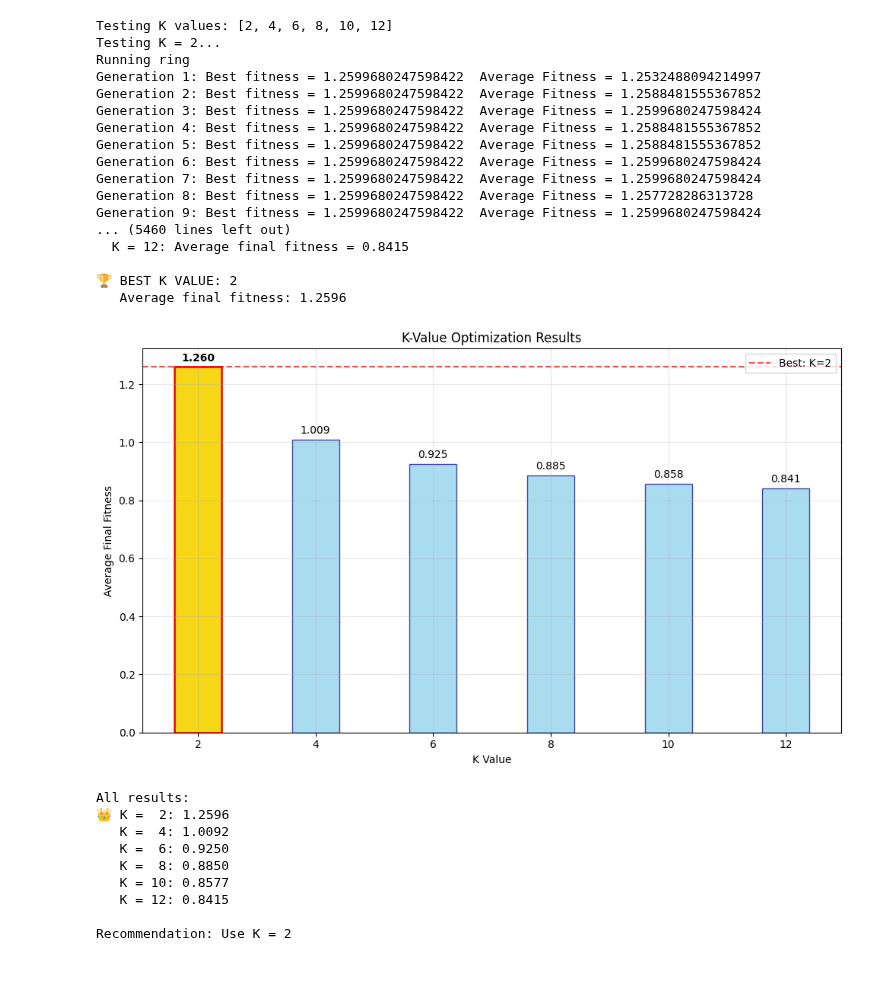
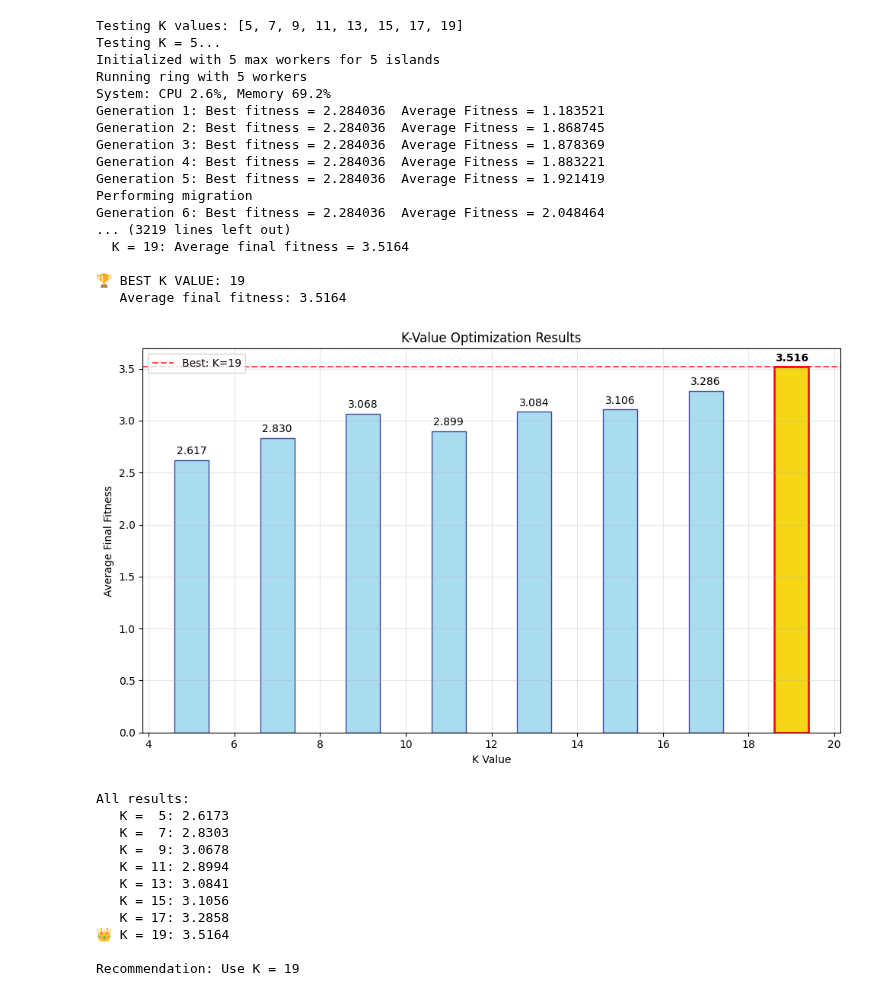
Before and after one commit to Chideme/island_genetic_algrorithm, a Jupyter notebook: experiment_k.ipynb, the cells around one changed output. Cells and saved outputs as stored; diff of their text form; code cells hidden in the pictures.

Commit message:
fitness cache fixing

```diff
--- a/experiment_k.ipynb
+++ b/experiment_k.ipynb
@@ -40,12 +220,14 @@ import seaborn as sns
 
 warnings.filterwarnings("ignore")
 
-strategies = data.strategies
+
 current_train = train_data
 current_test = val_data
-pSize = 30
-num_iter = 20
-Ks = list(range(2, 13, 2))
+pSize = 150
+num_iter = 30
+m_iter = 5
+num_islands = 5
+Ks = list(range(5, 20, 2))
 num_runs = 10
 
 # Store results
@@ -63,10 +245,10 @@ for k in Ks:
         gtsp = IslandGGA(
             data=current_train,
             K=k,
-            num_islands=10,
-            m_iter=10,
-            num_iter=50,
-            pSize=150,
+            num_islands=num_islands,
+            m_iter=m_iter,
+            num_iter=num_iter,
+            pSize=pSize,
             strategies=strategies,
             evolve_strategy='ring'
         )
@@ -92,7 +274,7 @@ for k in Ks:
 
 # Save results to CSV
 df = pd.DataFrame(results)
-df.to_csv('results/k_results.csv', index=False)
+df.to_csv('results/k_results_diversified.csv', index=False)
 
 # Find best K
 best_k_idx = np.argmax(fitness_values)
@@ -106,57 +288,59 @@ print(f"   Average final fitness: {best_fitness:.4f}")
 plt.figure(figsize=(10, 6))
 plt.bar(Ks, fitness_values, alpha=0.7, color='skyblue', edgecolor='navy')
 plt.axhline(y=best_fitness, color='red', linestyle='--', alpha=0.7, label=f'Best: K={best_k}')
 
 # Highlight best K
 plt.bar(best_k, best_fitness, alpha=0.9, color='gold', edgecolor='red', linewidth=2)
 
 plt.xlabel('K Value')
 plt.ylabel('Average Final Fitness')
 plt.title('K-Value Optimization Results')
 plt.legend()
 plt.grid(True, alpha=0.3)
 
 # Add value labels on bars
 for i, (k, fitness) in enumerate(zip(Ks, fitness_values)):
     plt.text(k, fitness + max(fitness_values)*0.01, f'{fitness:.3f}',
              ha='center', va='bottom', fontweight='bold' if k == best_k else 'normal')
 
 plt.tight_layout()
-plt.savefig('results/k_optimization.png', dpi=300, bbox_inches='tight')
+#plt.savefig('results/k_optimization.png', dpi=300, bbox_inches='tight')
 plt.show()
 
 # Print simple summary
 print(f"\nAll results:")
 for k, fitness in zip(Ks, fitness_values):
     marker = "👑" if k == best_k else "  "
     print(f"{marker} K = {k:2d}: {fitness:.4f}")
 
 print(f"\nRecommendation: Use K = {best_k}")
 # %% [output]
-Testing K values: [2, 4, 6, 8, 10, 12]
-Testing K = 2...
-Running ring
-Generation 1: Best fitness = 1.2599680247598422  Average Fitness = 1.2532488094214997
-Generation 2: Best fitness = 1.2599680247598422  Average Fitness = 1.2588481555367852
-Generation 3: Best fitness = 1.2599680247598422  Average Fitness = 1.2599680247598424
-Generation 4: Best fitness = 1.2599680247598422  Average Fitness = 1.2588481555367852
-Generation 5: Best fitness = 1.2599680247598422  Average Fitness = 1.2588481555367852
-Generation 6: Best fitness = 1.2599680247598422  Average Fitness = 1.2599680247598424
-Generation 7: Best fitness = 1.2599680247598422  Average Fitness = 1.2599680247598424
-Generation 8: Best fitness = 1.2599680247598422  Average Fitness = 1.257728286313728
-Generation 9: Best fitness = 1.2599680247598422  Average Fitness = 1.2599680247598424
-... (5460 lines left out)
-  K = 12: Average final fitness = 0.8415
+Testing K values: [5, 7, 9, 11, 13, 15, 17, 19]
+Testing K = 5...
+Initialized with 5 max workers for 5 islands
+Running ring with 5 workers
+System: CPU 2.6%, Memory 69.2%
+Generation 1: Best fitness = 2.284036  Average Fitness = 1.183521
+Generation 2: Best fitness = 2.284036  Average Fitness = 1.868745
+Generation 3: Best fitness = 2.284036  Average Fitness = 1.878369
+Generation 4: Best fitness = 2.284036  Average Fitness = 1.883221
+Generation 5: Best fitness = 2.284036  Average Fitness = 1.921419
+Performing migration
+Generation 6: Best fitness = 2.284036  Average Fitness = 2.048464
+... (3219 lines left out)
+  K = 19: Average final fitness = 3.5164
 
-🏆 BEST K VALUE: 2
-   Average final fitness: 1.2596
+🏆 BEST K VALUE: 19
+   Average final fitness: 3.5164
-[figure, old version]
+[figure, new version]
 All results:
-👑 K =  2: 1.2596
-   K =  4: 1.0092
-   K =  6: 0.9250
-   K =  8: 0.8850
-   K = 10: 0.8577
-   K = 12: 0.8415
+   K =  5: 2.6173
+   K =  7: 2.8303
+   K =  9: 3.0678
+   K = 11: 2.8994
+   K = 13: 3.0841
+   K = 15: 3.1056
+   K = 17: 3.2858
+👑 K = 19: 3.5164
 
-Recommendation: Use K = 2
+Recommendation: Use K = 19
```
Also changed, not shown: parts of 4 cells of this notebook, 15 other files.
